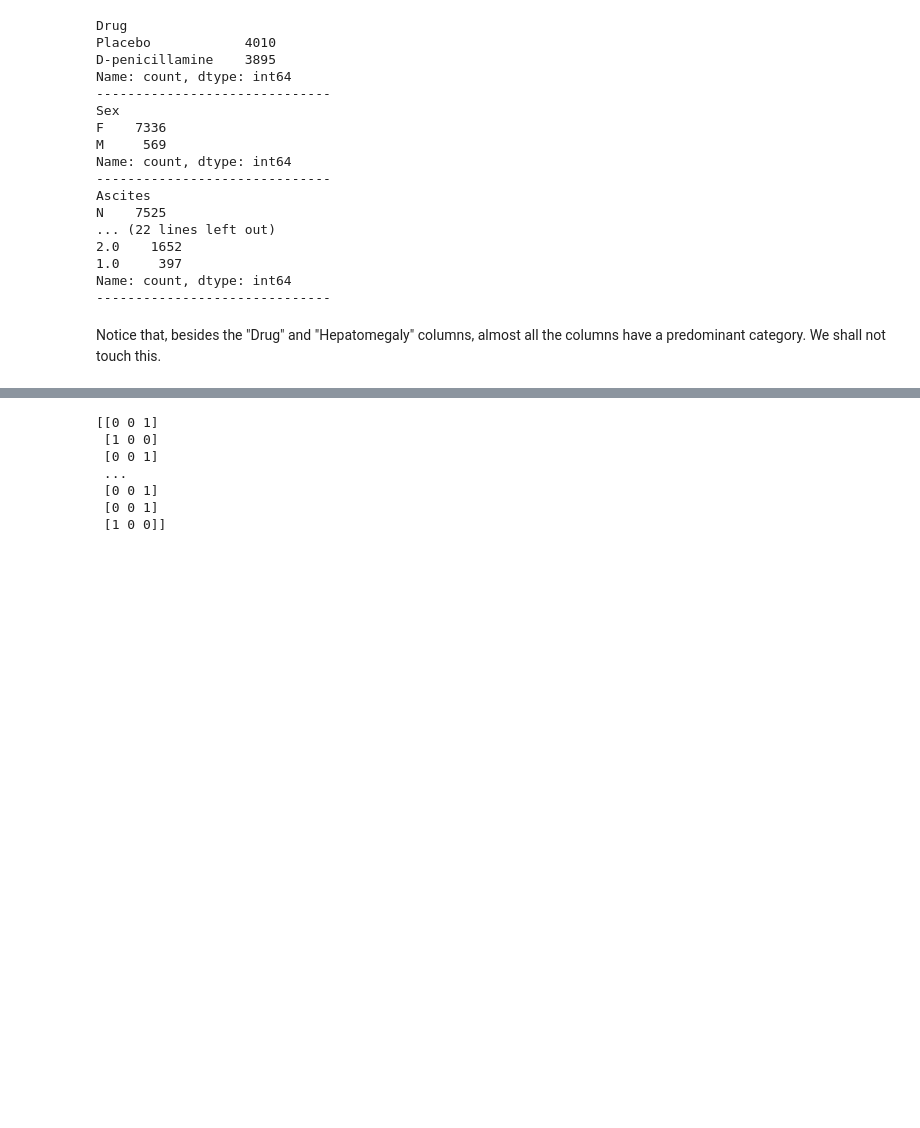
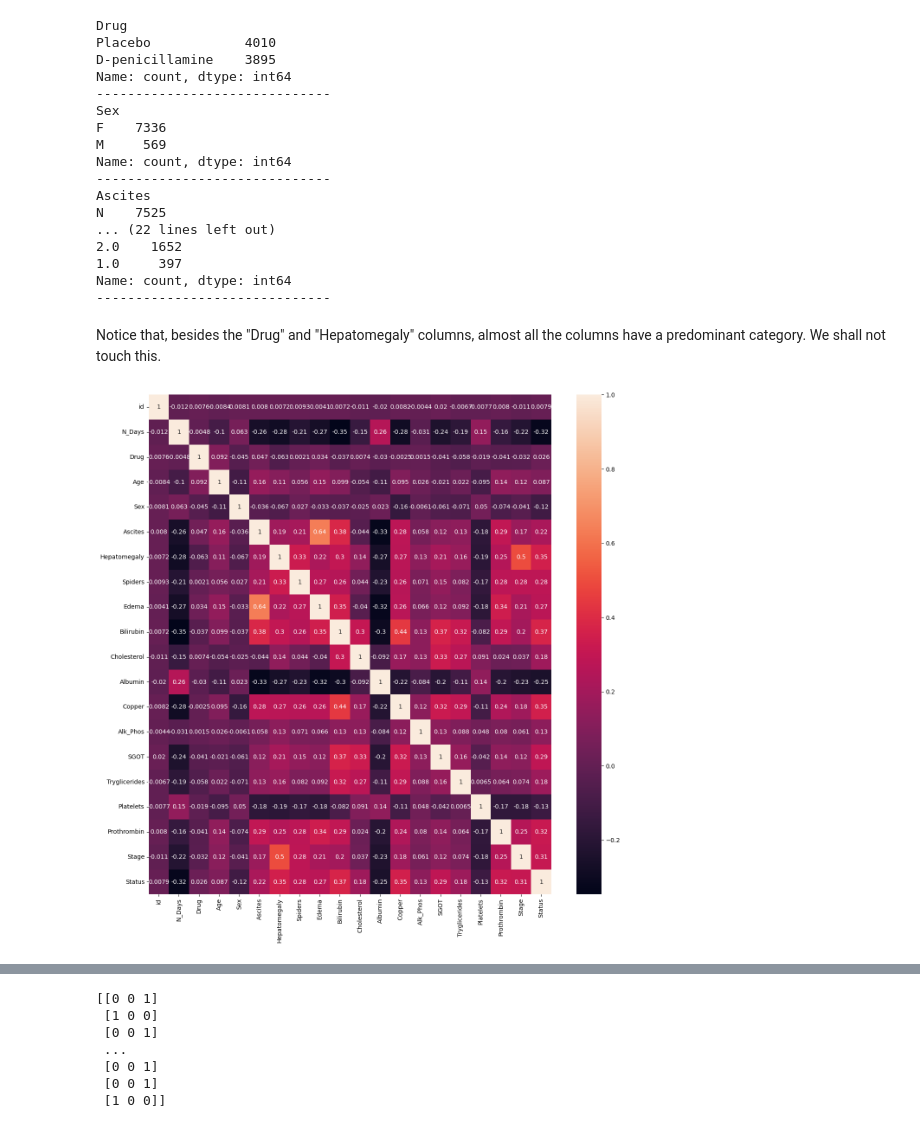
Before and after one commit to KrashKart/Kaggle, a Jupyter notebook: cirrhosis.ipynb, the cells around one changed output, grey strips where cells are left out. Saved outputs shown, nothing was run; the diff lists cells and outputs as text; code cells hidden in the pictures; blank space fills up the shorter version.

```diff
--- a/cirrhosis.ipynb
+++ b/cirrhosis.ipynb
@@ -113,3 +119,17 @@ Name: count, dtype: int64
 ------------------------------
 # %% [markdown]
 Notice that, besides the "Drug" and "Hepatomegaly" columns, almost all the columns have a predominant category. We shall not touch this.
+# %%
+import seaborn as sns
+c_train_corr = c_train.copy().replace({"Drug": {"Placebo": 0, "D-penicillamine": 1},
+                    "Sex": {"M": 0, "F": 1},
+                    "Edema": {"N": 0, "S": 1, "Y": 2},
+                    "Ascites": {"N": 0, "Y": 1},
+                    "Hepatomegaly": {"N": 0, "Y": 1},
+                    "Spiders": {"N": 0, "Y": 1}})
+c_train_corr = pd.concat([c_train_corr, c_train_y.replace({"C": 0, "D": 1, "CL": 2})], axis=1)
+plt.figure(figsize=(15, 15))
+sns.heatmap(c_train_corr.corr(), annot=True)
+plt.show()
+# %% [output]
+[figure, added]
```
Also changed, not shown: parts of 13 cells of this notebook.
